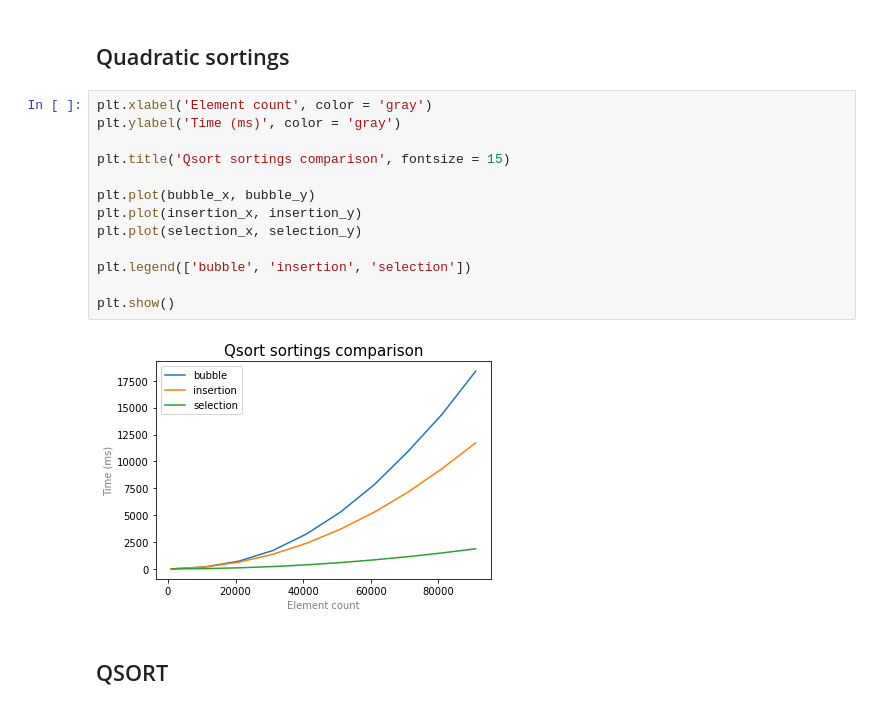
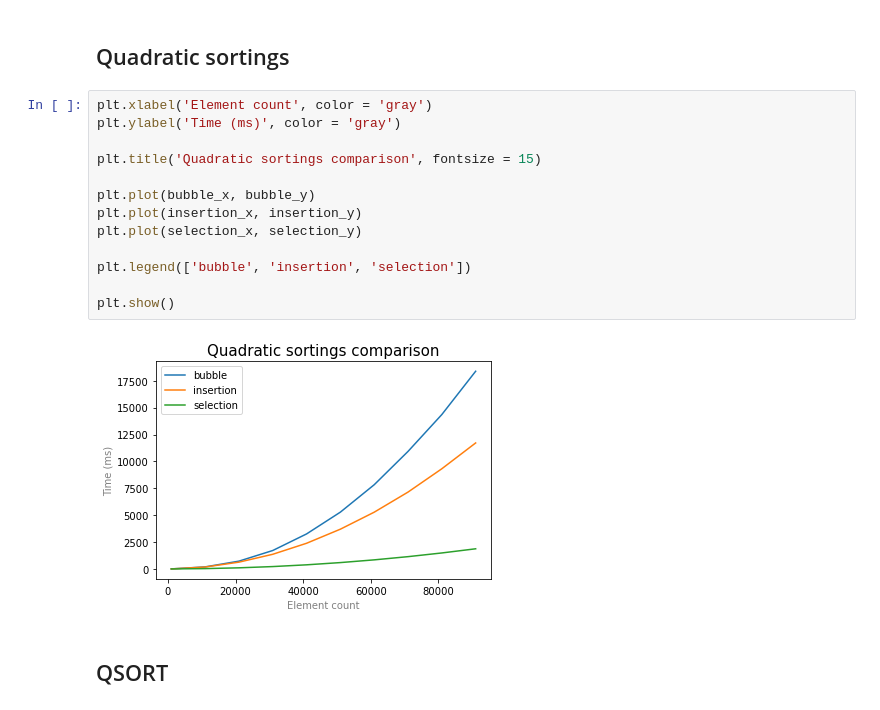
Before and after one commit to sqiportinhsa/NoLabs, a Jupyter notebook: sorting/plots/plots.ipynb, the cells around one changed output. Saved outputs shown, nothing was run; the diff lists cells and outputs as text.

```diff
--- a/sorting/plots/plots.ipynb
+++ b/sorting/plots/plots.ipynb
@@ -85,18 +85,18 @@ with open("../testing/data/bench4.txt") as csvfile:
 # %%
 plt.xlabel('Element count', color = 'gray')
 plt.ylabel('Time (ms)', color = 'gray')
 
-plt.title('Qsort sortings comparison', fontsize = 15)
+plt.title('Quadratic sortings comparison', fontsize = 15)
 
 plt.plot(bubble_x, bubble_y)
 plt.plot(insertion_x, insertion_y)
 plt.plot(selection_x, selection_y)
 
 plt.legend(['bubble', 'insertion', 'selection'])
 
 plt.show()
 # %% [output]
-[figure, old version]
+[figure, new version]
 # %% [markdown]
 ## QSORT
 # %%
```
Also changed, not shown: parts of 4 cells of this notebook, 6 other files.
